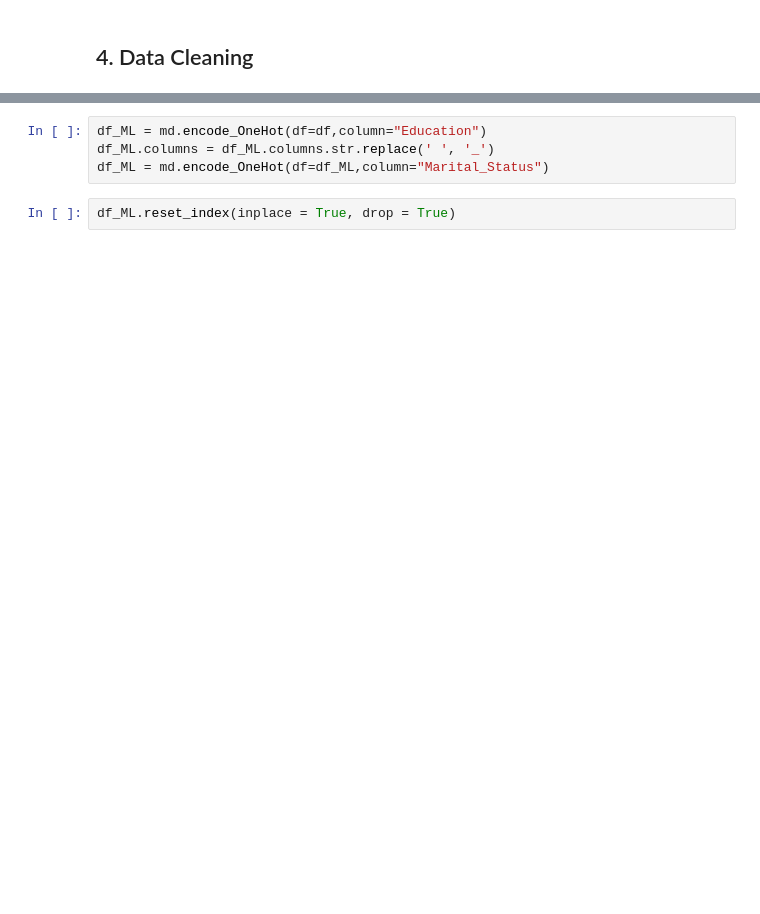
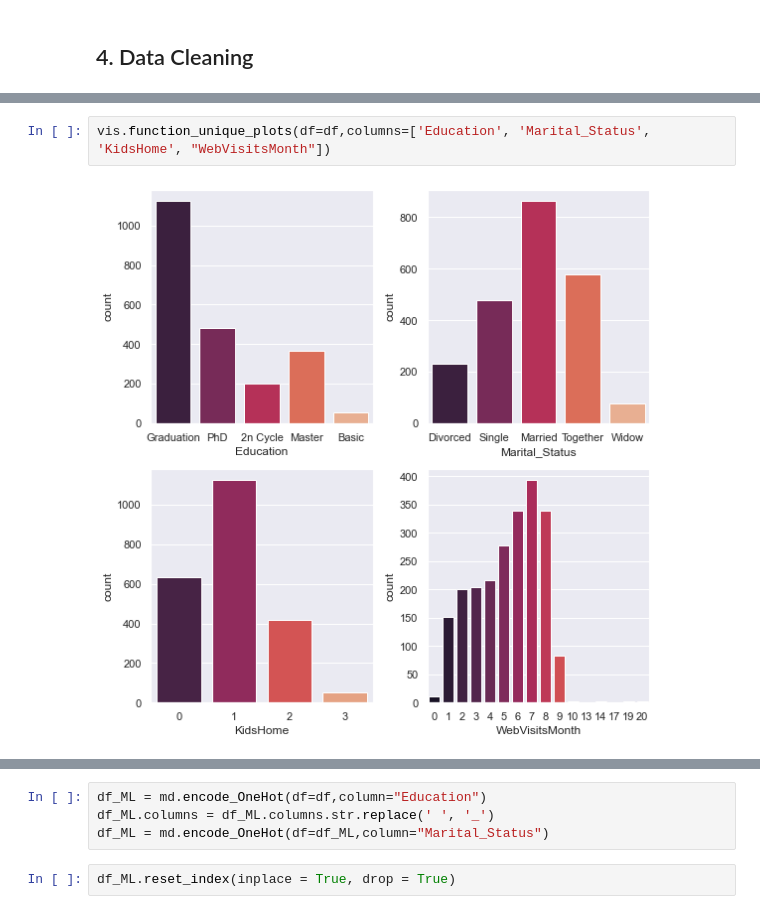
Before and after one commit to KapilDM/MarketingAnalytics_ML_Project, a Jupyter notebook: src/main.ipynb, the cells around one changed output, grey strips where cells are left out. Drawn from its saved outputs; the diff is of its cells as text; blank space fills up the shorter version.

```diff
--- a/src/main.ipynb
+++ b/src/main.ipynb
@@ -150,0 +129,4 @@ df.head()
+# %%
+vis.function_unique_plots(df=df,columns=['Education', 'Marital_Status', 'KidsHome', "WebVisitsMonth"])
+# %% [output]
+[figure, added]
```
Also changed, not shown: parts of 79 cells of this notebook, 19 other files.
